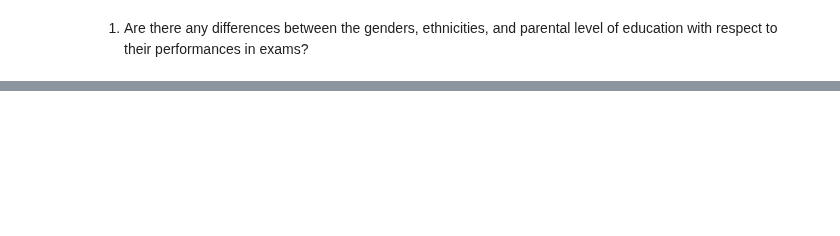
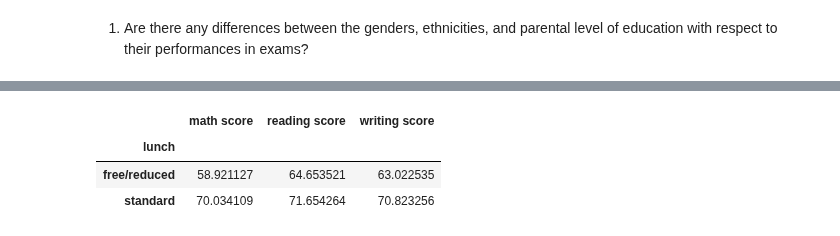
Before and after one commit to DJGump/module-work-DSI06, a Jupyter notebook: week6-dgump/Assignments/14_6_assignment_dgump_DSI06.ipynb, the cells around one changed output, grey strips where cells are left out. Cells and saved outputs as stored; diff of their text form; code cells hidden in the pictures; blank space fills up the shorter version.

```diff
--- a/week6-dgump/Assignments/14_6_assignment_dgump_DSI06.ipynb
+++ b/week6-dgump/Assignments/14_6_assignment_dgump_DSI06.ipynb
@@ -180,0 +148,2 @@ TypeError: unsupported operand type(s) for /: 'str' and 'int'
+# %%
+lunch_and_scores = students[["lunch", "math score", "reading score", "writing score"]]
@@ -180,0 +152,7 @@ TypeError: unsupported operand type(s) for /: 'str' and 'int'
+# %%
+lunch_and_scores.groupby("lunch").mean()
+# %% [output]
+|  | math score | reading score | writing score |
+| lunch |  |  |  |
+| free/reduced | 58.921127 | 64.653521 | 63.022535 |
+| standard | 70.034109 | 71.654264 | 70.823256 |
```
Also changed, not shown: parts of 15 cells of this notebook.
